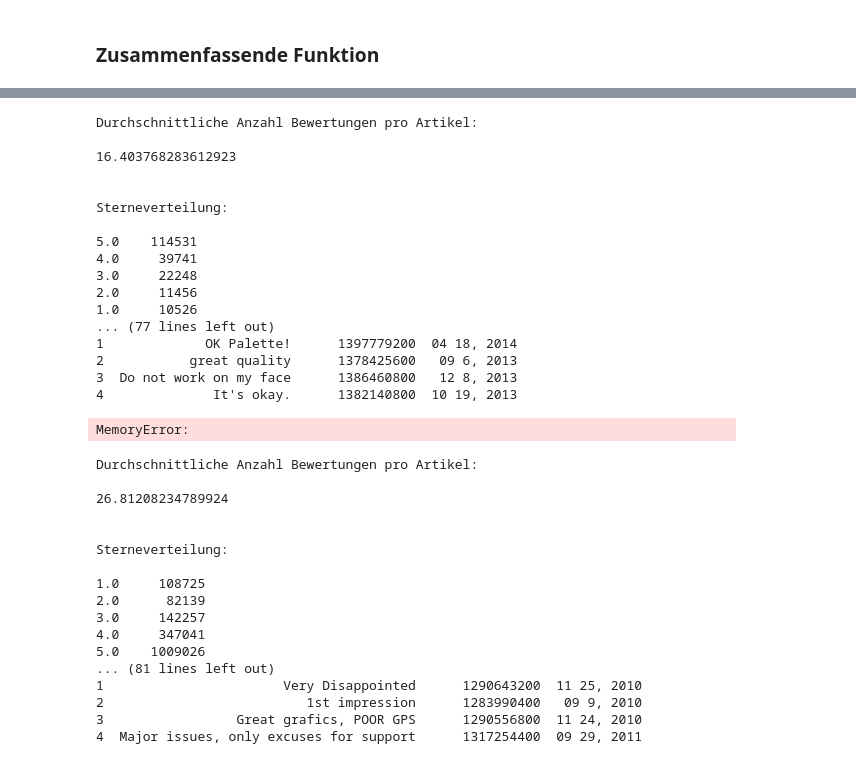
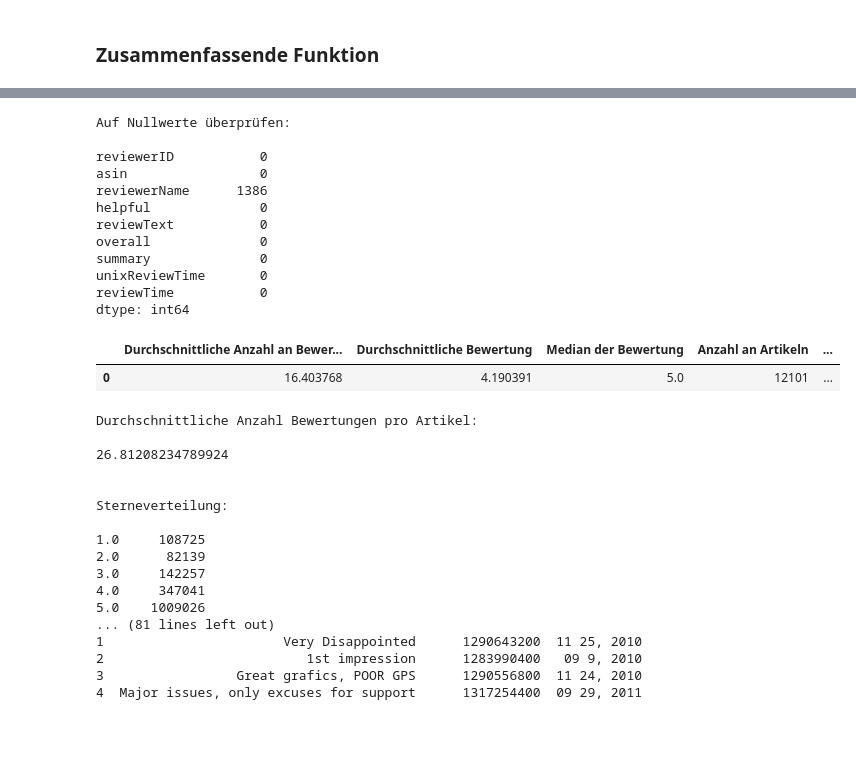
Before and after one commit to VDegraf/PS_AIS_WS18, a Jupyter notebook: Data_Understanding/data_understanding_rumprobieren_1.ipynb, the cells around one changed output, grey strips where cells are left out. Cells and saved outputs as stored; diff of their text form; code cells hidden in the pictures; blank space fills up the shorter version.

```diff
--- a/Data_Understanding/data_understanding_rumprobieren_1.ipynb
+++ b/Data_Understanding/data_understanding_rumprobieren_1.ipynb
@@ -289,25 +232,20 @@ Sterneverteilung:
 # %%
-data_understanding_1('../Data_raw/reviews_Beauty_5.json.gz')
+data_understanding_1('../Data_raw/reviews_Beauty_5.json.gz',"Beauty")
 # %% [output]
-Durchschnittliche Anzahl Bewertungen pro Artikel:
+Auf Nullwerte überprüfen:
 
-16.403768283612923
-
-
-Sterneverteilung:
-
-5.0    114531
-4.0     39741
-3.0     22248
-2.0     11456
-1.0     10526
-... (77 lines left out)
-1             OK Palette!      1397779200  04 18, 2014
-2           great quality      1378425600   09 6, 2013
-3  Do not work on my face      1386460800   12 8, 2013
-4              It's okay.      1382140800  10 19, 2013
+reviewerID           0
+asin                 0
+reviewerName      1386
+helpful              0
+reviewText           0
+overall              0
+summary              0
+unixReviewTime       0
+reviewTime           0
+dtype: int64
+|  | Durchschnittliche Anzahl an Bewer... | Durchschnittliche Bewertung | Median der Bewertung | Anzahl an Artikeln | ... |
+| 0 | 16.403768 | 4.190391 | 5.0 | 12101 | ... |
 # %%
-data_understanding_1('../Data_raw/reviews_Books_5.json.gz')
+data_understanding_1('../Data_raw/reviews_Books_5.json.gz',"Bücher")
-# %% [output]
-MemoryError:
 # %%
```
Also changed, not shown: parts of 8 cells of this notebook, 1 other file.
